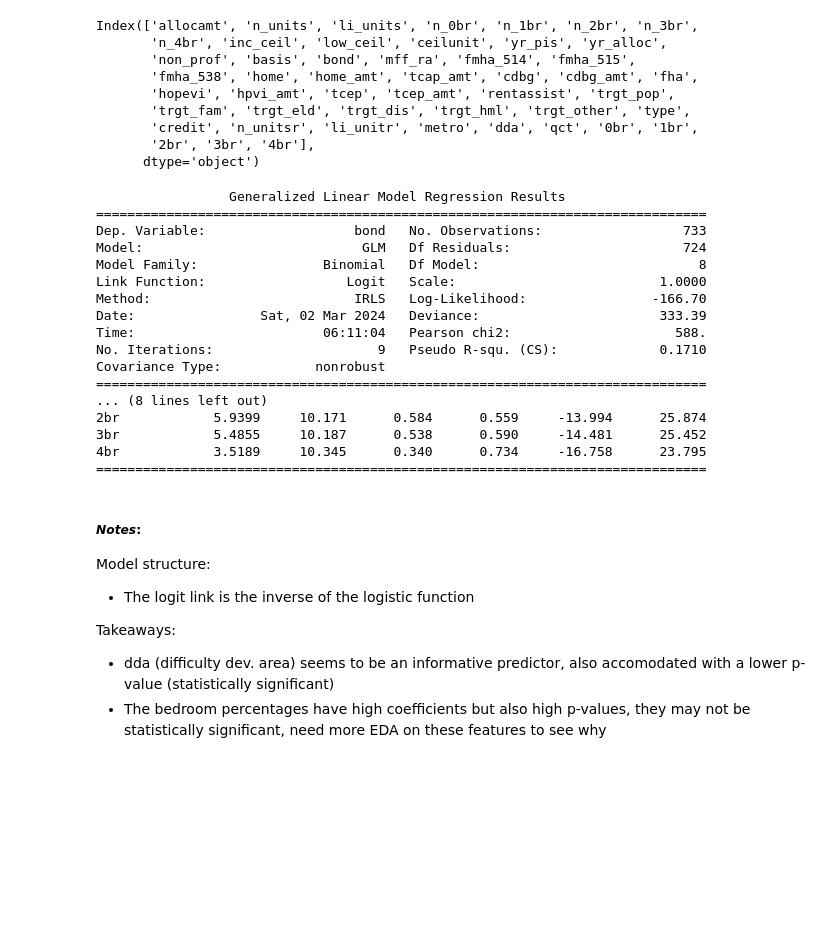
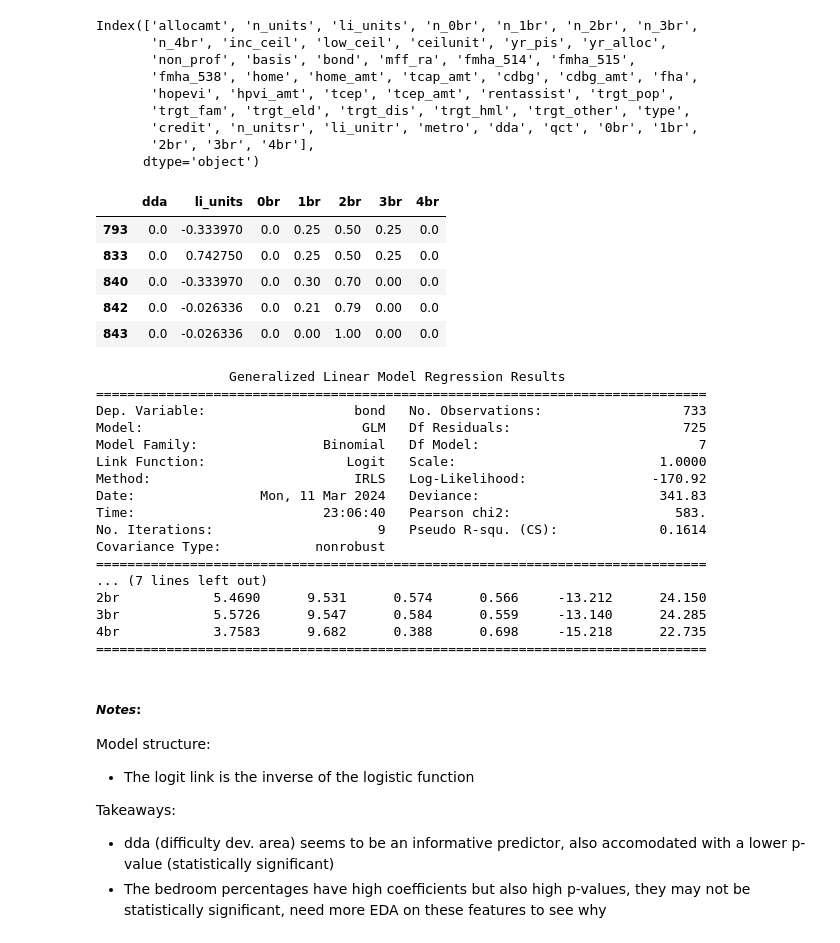
Before and after one commit to pndang/ULI-UCSD-H2H, a Jupyter notebook: LIHTC_analysis/clustering-analysis.ipynb, the cells around one changed output. Drawn from its saved outputs; the diff is of its cells as text; code cells hidden in the pictures; blank space fills up the shorter version.

```diff
--- a/LIHTC_analysis/clustering-analysis.ipynb
+++ b/LIHTC_analysis/clustering-analysis.ipynb
@@ -594,10 +596,10 @@ Index(['allocamt', 'n_units', 'li_units', 'n_0br', 'n_1br', 'n_2br', 'n_3br',
        '2br', '3br', '4br'],
       dtype='object')
 # %%
-# Model: bond ~ yr_alloc + dda + li_units + 0br + 1br + 2br + 3br + 4br
+# Model (logit): bond ~ yr_alloc + dda + li_units + 0br + 1br + 2br + 3br + 4br
 # The #br are percentages of #-bedroom units
 
-X6 = df[['yr_alloc', 'dda', 'li_units', '0br', '1br', '2br', '3br', '4br']]
+X6 = df[['dda', 'li_units', '0br', '1br', '2br', '3br', '4br']]
 y6 = df['bond']
 # %%
 # Fill empty bedroom percentages with 0
@@ -605,6 +607,19 @@ y6 = df['bond']
 X6.fillna(0, inplace=True)
 # %%
 link6 = sm.families.links.Logit()
+# %%
+# standardize li_units
+
+X6['li_units'] = standardize(X6['li_units'])
+# %%
+X6.head()
+# %% [output]
+|  | dda | li_units | 0br | 1br | 2br | 3br | 4br |
+| 793 | 0.0 | -0.333970 | 0.0 | 0.25 | 0.50 | 0.25 | 0.0 |
+| 833 | 0.0 | 0.742750 | 0.0 | 0.25 | 0.50 | 0.25 | 0.0 |
+| 840 | 0.0 | -0.333970 | 0.0 | 0.30 | 0.70 | 0.00 | 0.0 |
+| 842 | 0.0 | -0.026336 | 0.0 | 0.21 | 0.79 | 0.00 | 0.0 |
+| 843 | 0.0 | -0.026336 | 0.0 | 0.00 | 1.00 | 0.00 | 0.0 |
 # %%
 X6 = sm.add_constant(X6)
 mdl6 = sm.GLM(y6, X6, family=sm.families.Binomial(link=link6))
@@ -614,19 +629,19 @@ print(result.summary())
                  Generalized Linear Model Regression Results
 ==============================================================================
 Dep. Variable:                   bond   No. Observations:                  733
-Model:                            GLM   Df Residuals:                      724
-Model Family:                Binomial   Df Model:                            8
+Model:                            GLM   Df Residuals:                      725
+Model Family:                Binomial   Df Model:                            7
 Link Function:                  Logit   Scale:                          1.0000
-Method:                          IRLS   Log-Likelihood:                -166.70
-Date:                Sat, 02 Mar 2024   Deviance:                       333.39
-Time:                        06:11:04   Pearson chi2:                     588.
-No. Iterations:                     9   Pseudo R-squ. (CS):             0.1710
+Method:                          IRLS   Log-Likelihood:                -170.92
+Date:                Mon, 11 Mar 2024   Deviance:                       341.83
+Time:                        23:06:40   Pearson chi2:                     583.
+No. Iterations:                     9   Pseudo R-squ. (CS):             0.1614
 Covariance Type:            nonrobust
 ==============================================================================
-... (8 lines left out)
-2br            5.9399     10.171      0.584      0.559     -13.994      25.874
-3br            5.4855     10.187      0.538      0.590     -14.481      25.452
-4br            3.5189     10.345      0.340      0.734     -16.758      23.795
+... (7 lines left out)
+2br            5.4690      9.531      0.574      0.566     -13.212      24.150
+3br            5.5726      9.547      0.584      0.559     -13.140      24.285
+4br            3.7583      9.682      0.388      0.698     -15.218      22.735
 ==============================================================================
 # %% [markdown]
 ##### *Notes*:
```
Also changed, not shown: parts of 21 cells of this notebook.
